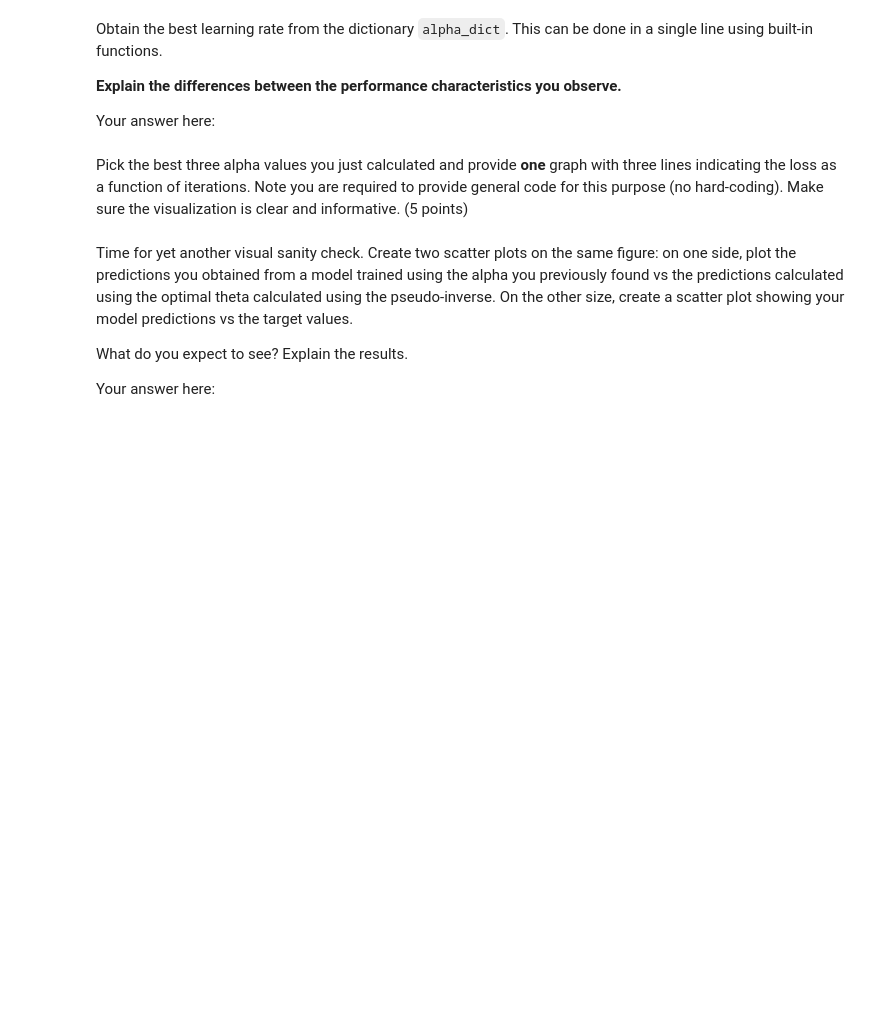
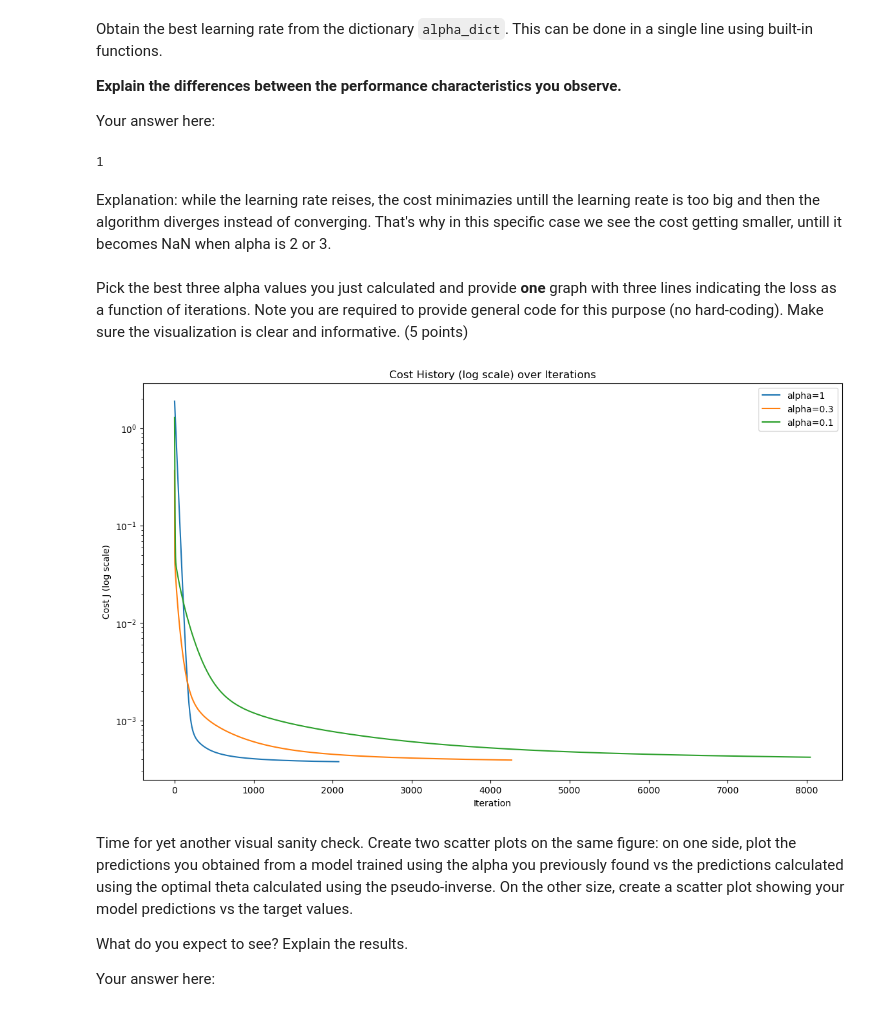
Before and after one commit to Evyatar-shaked/dani-and-evyatar-ML, a Jupyter notebook: HW2/hw2.ipynb, the cells around one changed output. Saved outputs shown, nothing was run; the diff lists cells and outputs as text; code cells hidden in the pictures; blank space fills up the shorter version.

```diff
--- a/HW2/hw2.ipynb
+++ b/HW2/hw2.ipynb
@@ -462,7 +445,12 @@ def find_best_alpha(X, y, iterations):
     ###########################################################################
     # TODO: Implement the function.                                           #
     ###########################################################################
-
+    np.random.seed(42)
+    theta = np.random.random(size=X.shape[1]) # using the same initial theta for all alphas as requested.
+    for alpha in alphas:
+        final_theta, J_history = gradient_descent(X ,y, theta, alpha, iterations)
+        final_cost = J_history[-1]
+        alpha_dict[alpha] = final_cost
     ###########################################################################
     #                             END OF YOUR CODE                            #
     ###########################################################################
@@ -478,7 +481,12 @@ Your answer here:
 # %%
 best_alpha = None
 # Your code starts here
-
+best_alpha = min(alpha_dict, key=alpha_dict.get)
+best_alpha
 # Your code ends here
+# %% [output]
+1
+# %% [markdown]
+Explanation: while the learning rate reises, the cost minimazies untill the learning reate is too big and then the algorithm diverges instead of converging. That's why in this specific case we see the cost getting smaller, untill it becomes NaN when alpha is 2 or 3.
 # %% [markdown]
 Pick the best three alpha values you just calculated and provide **one** graph with three lines indicating the loss as a function of iterations. Note you are required to provide general code for this purpose (no hard-coding). Make sure the visualization is clear and informative. (5 points)
@@ -489,3 +493,24 @@ Pick the best three alpha values you just calculated and provide **one** graph w
+# %%
+# Your code starts here
+sorted_alpha_dict = {k: v for k, v in alpha_dict.items() if not (np.isnan(v) or np.isinf(v))} # remove nans and infs
+sorted_alpha_dict = dict(sorted(sorted_alpha_dict.items(), key=lambda item: item[1])) # sort by final cost (minimum first)
+best_three_alphas = list(sorted_alpha_dict.keys())[:3]
+plt.xlabel('Iteration')
+plt.ylabel('Cost J (log scale)')
+plt.yscale('log')
+plt.title('Cost History (log scale) over Iterations')
+np.random.seed(42)
+theta = np.random.random(size=X.shape[1]) # using the same initial theta for all alphas as requested.
+iterations = 40000
+J_history_dict = {}
+for alpha in best_three_alphas:
+    final_theta, J_history = gradient_descent(X ,y, theta, alpha, iterations)
+    plt.plot(J_history, label=f'alpha={alpha}')
+plt.legend()
+plt.show()
+# Your code ends here
+# %% [output]
+[figure, added]
 # %% [markdown]
 Time for yet another visual sanity check. Create two scatter plots on the same figure: on one side, plot the predictions you obtained from a model trained using the alpha you previously found vs the predictions calculated using the optimal theta calculated using the pseudo-inverse. On the other size, create a scatter plot showing your model predictions vs the target values.
 
```
Also changed, not shown: parts of 5 cells of this notebook.
